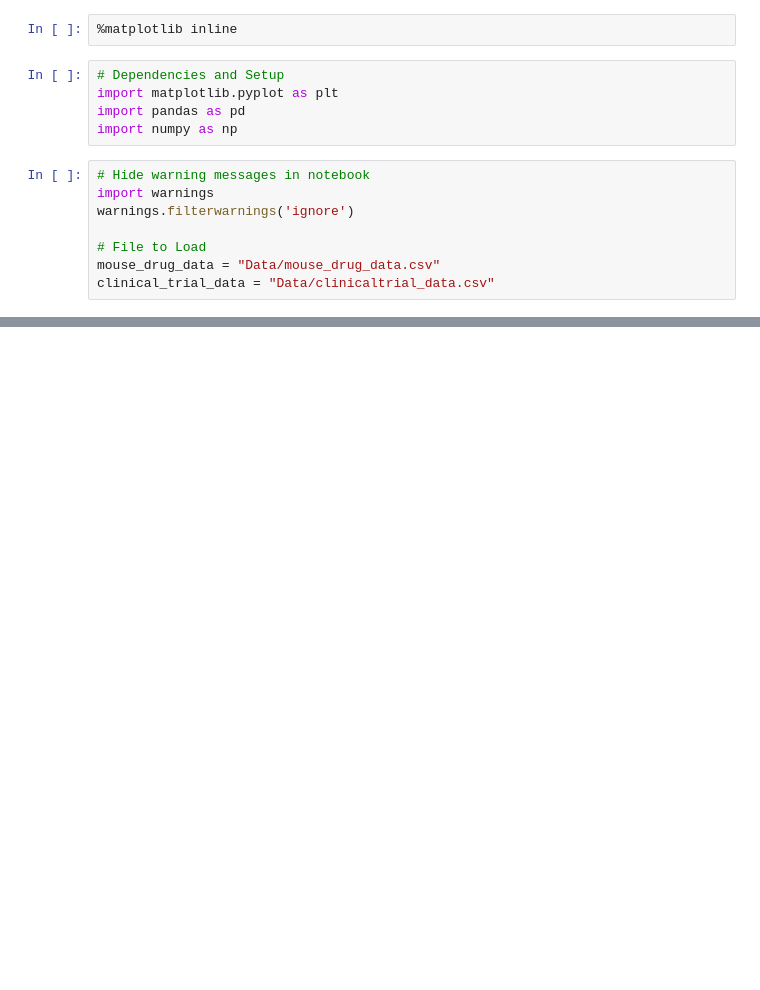
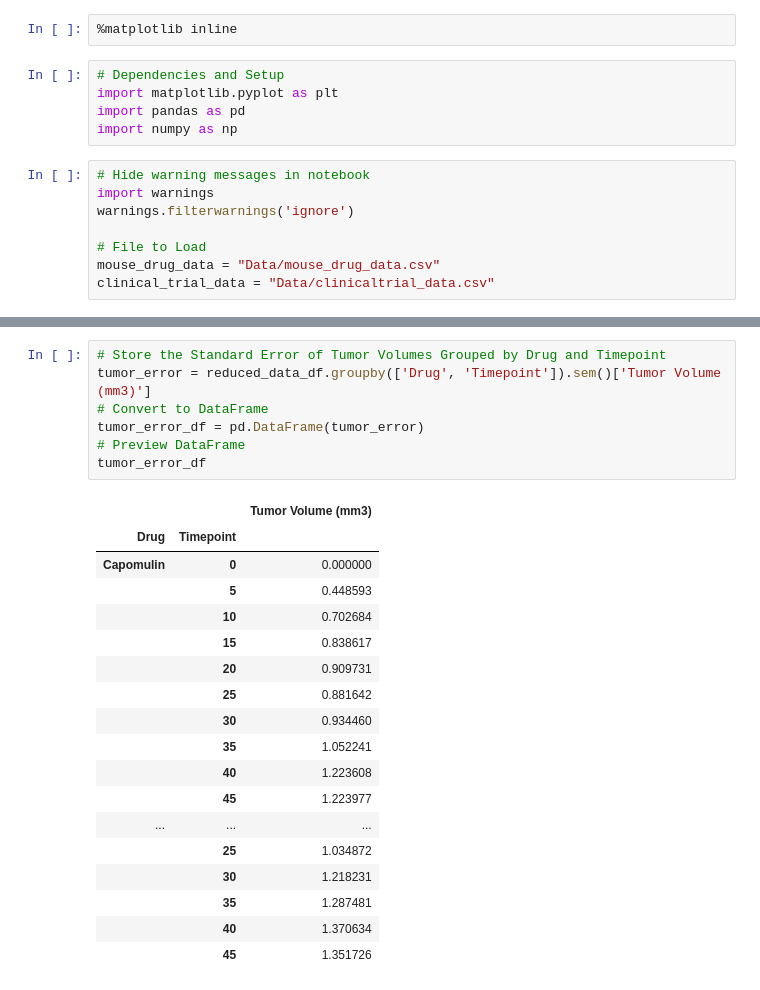
Before and after one commit to jehixson3/Charting-Pharmacutical-Data-with-Matplotlib, a Jupyter notebook: Pymaceuticals/pymaceuticals_starter.ipynb, the cells around one changed output, grey strips where cells are left out. Cells and saved outputs as stored; diff of their text form; blank space fills up the shorter version.

```diff
--- a/Pymaceuticals/pymaceuticals_starter.ipynb
+++ b/Pymaceuticals/pymaceuticals_starter.ipynb
@@ -32,0 +96,26 @@ combined_data_df.head()
+# %%
+# Store the Standard Error of Tumor Volumes Grouped by Drug and Timepoint
+tumor_error = reduced_data_df.groupby(['Drug', 'Timepoint']).sem()['Tumor Volume (mm3)']
+# Convert to DataFrame
+tumor_error_df = pd.DataFrame(tumor_error)
+# Preview DataFrame
+tumor_error_df
+# %% [output]
+|  |  | Tumor Volume (mm3) |
+| Drug | Timepoint |  |
+| Capomulin | 0 | 0.000000 |
+|  | 5 | 0.448593 |
+|  | 10 | 0.702684 |
+|  | 15 | 0.838617 |
+|  | 20 | 0.909731 |
+|  | 25 | 0.881642 |
+|  | 30 | 0.934460 |
+|  | 35 | 1.052241 |
+|  | 40 | 1.223608 |
+|  | 45 | 1.223977 |
+| ... | ... | ... |
+|  | 25 | 1.034872 |
+|  | 30 | 1.218231 |
+|  | 35 | 1.287481 |
+|  | 40 | 1.370634 |
+|  | 45 | 1.351726 |
```
Also changed, not shown: parts of 4 cells of this notebook, 1 other file.
